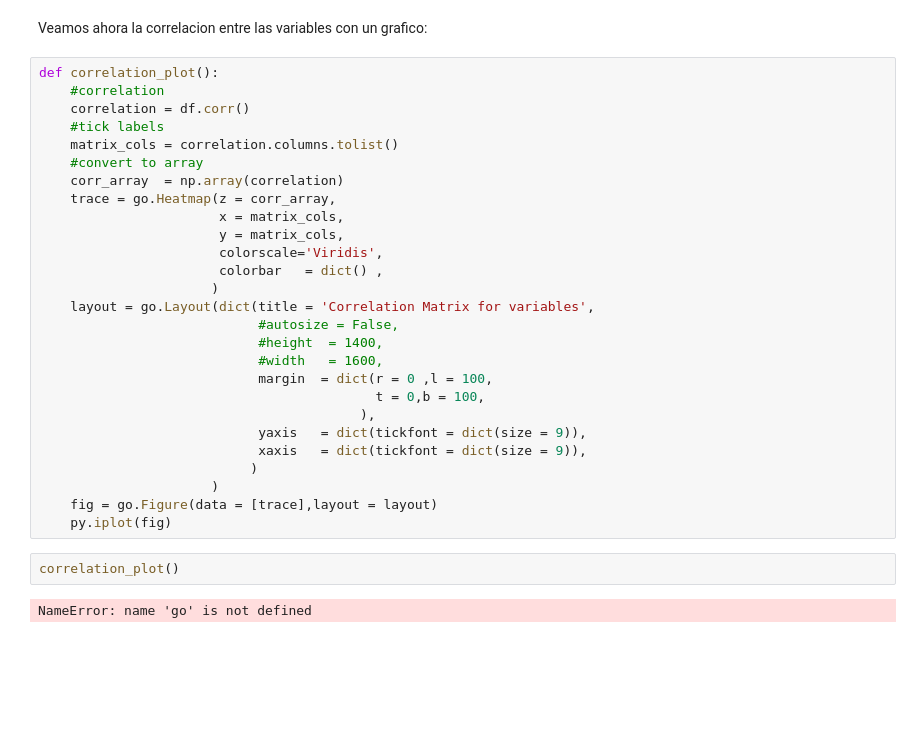
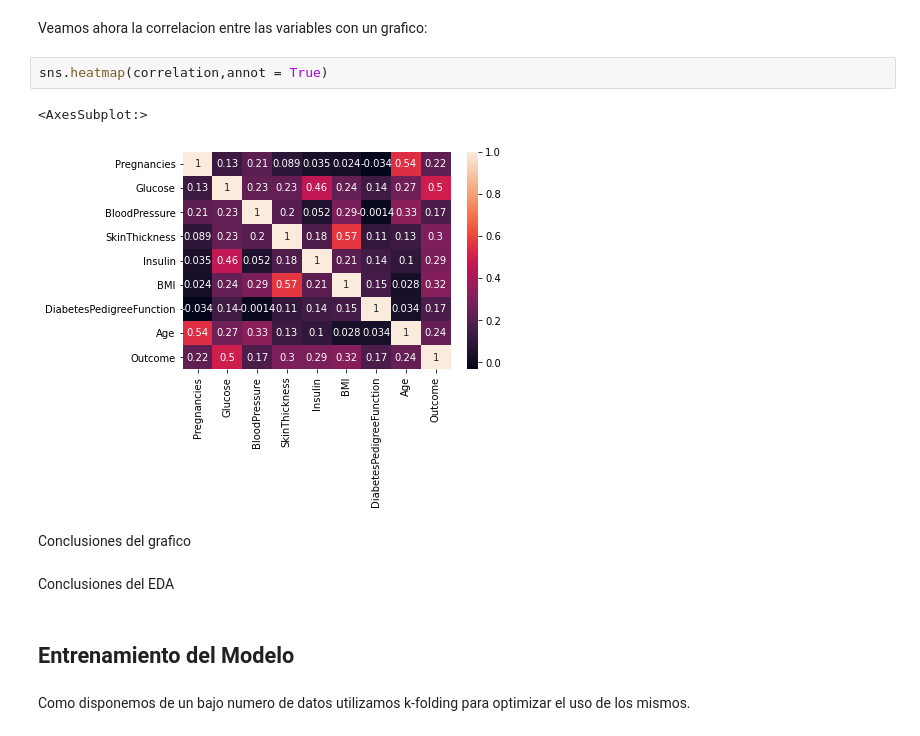
Before and after one commit to scheinpablo/TP1Redes, a Jupyter notebook: Ejercicio2/main.ipynb, the cells around one changed output. Cells and saved outputs as stored; diff of their text form; blank space fills up the shorter version.

```diff
--- a/Ejercicio2/main.ipynb
+++ b/Ejercicio2/main.ipynb
@@ -263,33 +268,15 @@ correlation = dataset.corr()
 # %% [markdown]
 Veamos ahora la correlacion entre las variables con un grafico:
-# %%
-def correlation_plot():
-    #correlation
-    correlation = df.corr()
-    #tick labels
-    matrix_cols = correlation.columns.tolist()
-    #convert to array
-    corr_array  = np.array(correlation)
-    trace = go.Heatmap(z = corr_array,
-                       x = matrix_cols,
-                       y = matrix_cols,
-                       colorscale='Viridis',
-                       colorbar   = dict() ,
-                      )
-    layout = go.Layout(dict(title = 'Correlation Matrix for variables',
-                            #autosize = False,
-                            #height  = 1400,
-                            #width   = 1600,
-                            margin  = dict(r = 0 ,l = 100,
-                                           t = 0,b = 100,
-                                         ),
-                            yaxis   = dict(tickfont = dict(size = 9)),
-                            xaxis   = dict(tickfont = dict(size = 9)),
-                           )
-                      )
-    fig = go.Figure(data = [trace],layout = layout)
-    py.iplot(fig)
-# %%
-correlation_plot()
-# %% [output]
-NameError: name 'go' is not defined
+# %%
+sns.heatmap(correlation,annot = True)
+# %% [output]
+<AxesSubplot:>
+[figure, added]
+# %% [markdown]
+Conclusiones del grafico
+# %% [markdown]
+Conclusiones del EDA
+# %% [markdown]
+## Entrenamiento del Modelo
+# %% [markdown]
+Como disponemos de un bajo numero de datos utilizamos k-folding para optimizar el uso de los mismos.
```
Also changed, not shown: parts of 9 cells of this notebook.
